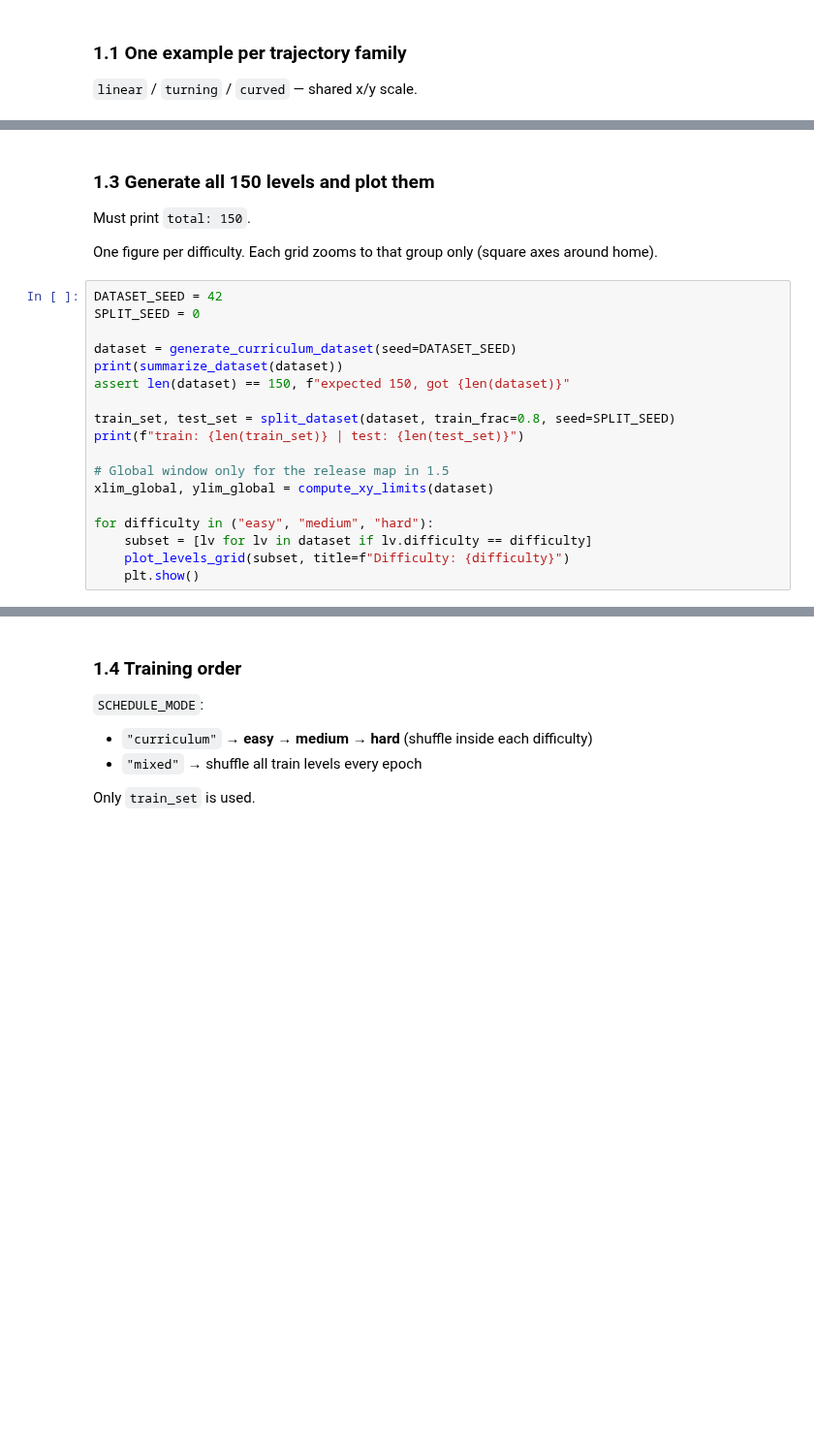
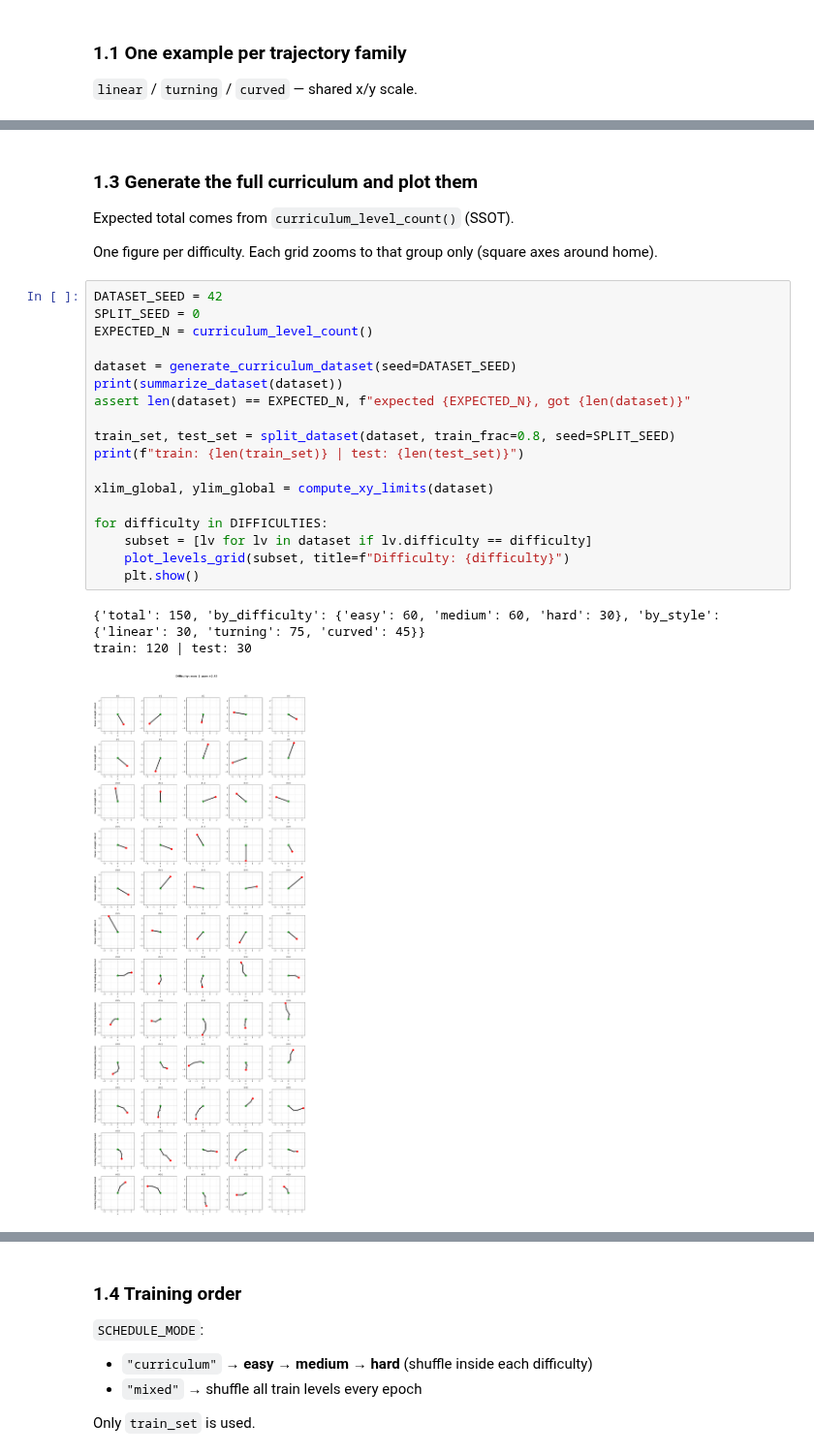
Before and after one commit to ApeShepherd/PigeonPilot, a Jupyter notebook: PigeonPilot.ipynb, the cells around one changed output, grey strips where cells are left out. Shown at 97% size. Cells and saved outputs as stored; diff of their text form; blank space fills up the shorter version.

```diff
--- a/PigeonPilot.ipynb
+++ b/PigeonPilot.ipynb
@@ -96,24 +105,28 @@ plt.show()
 # %% [markdown]
-### 1.3 Generate all 150 levels and plot them
+### 1.3 Generate the full curriculum and plot them
 
-Must print `total: 150`.
+Expected total comes from `curriculum_level_count()` (SSOT).
 
 One figure per difficulty. Each grid zooms to that group only (square axes around home).
 # %%
 DATASET_SEED = 42
 SPLIT_SEED = 0
+EXPECTED_N = curriculum_level_count()
 
 dataset = generate_curriculum_dataset(seed=DATASET_SEED)
 print(summarize_dataset(dataset))
-assert len(dataset) == 150, f"expected 150, got {len(dataset)}"
+assert len(dataset) == EXPECTED_N, f"expected {EXPECTED_N}, got {len(dataset)}"
 
 train_set, test_set = split_dataset(dataset, train_frac=0.8, seed=SPLIT_SEED)
 print(f"train: {len(train_set)} | test: {len(test_set)}")
 
-# Global window only for the release map in 1.5
 xlim_global, ylim_global = compute_xy_limits(dataset)
 
-for difficulty in ("easy", "medium", "hard"):
+for difficulty in DIFFICULTIES:
     subset = [lv for lv in dataset if lv.difficulty == difficulty]
     plot_levels_grid(subset, title=f"Difficulty: {difficulty}")
     plt.show()
+# %% [output]
+{'total': 150, 'by_difficulty': {'easy': 60, 'medium': 60, 'hard': 30}, 'by_style': {'linear': 30, 'turning': 75, 'curved': 45}}
+train: 120 | test: 30
+[figure, added]
```
Also changed, not shown: parts of 10 cells of this notebook, 12 other files.
